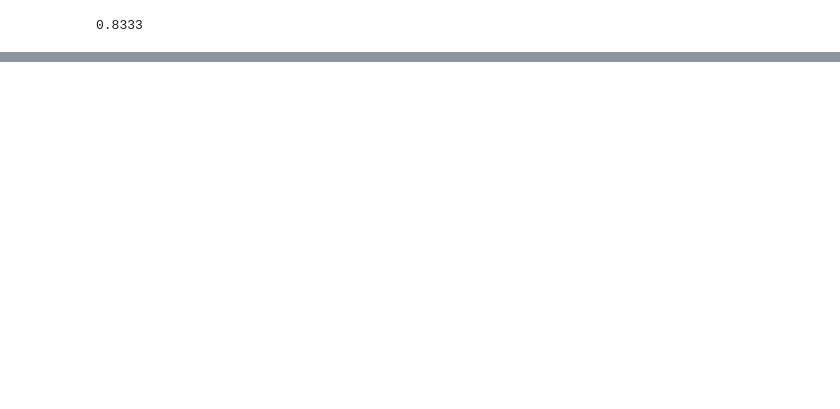
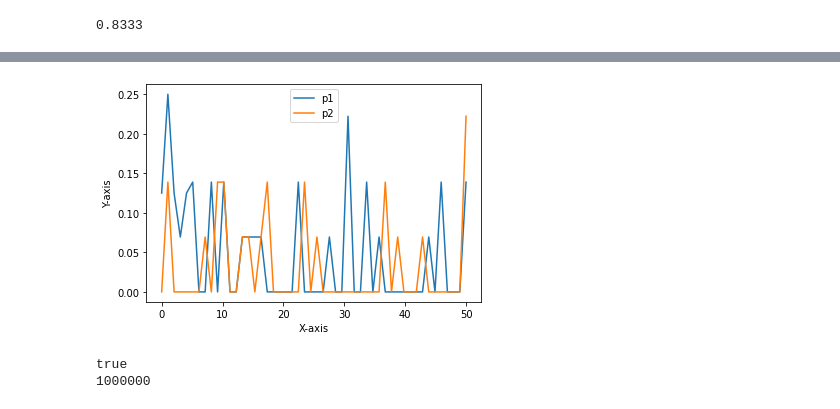
Before and after one commit to nicklasbusk/Bachelorprojekt, a Jupyter notebook: main.ipynb, the cells around one changed output, grey strips where cells are left out. Saved outputs shown, nothing was run; the diff lists cells and outputs as text; code cells hidden in the pictures; blank space fills up the shorter version.

```diff
--- a/main.ipynb
+++ b/main.ipynb
@@ -72,7 +54,8 @@ def profit(p1t, p2t):
     returns:
         profit for agent
     """
-    return p_table[p1t] * demand(p_table[p1t], p_table[p2t])
+    res=p_table[p1t] * demand(p_table[p1t], p_table[p2t])
+    return res
 # %%
 np.random.choice(len(p_table))
 # %% [output]
@@ -80,5 +63,5 @@ np.random.choice(len(p_table))
 # %%
-def select_price_greedy(Q, current_s, p, epsilon):
+def select_price_greedy(Q, current_s, p, it):
     """Epsilon-greedy action selection.
     args:
         Q: Q-function
@@ -90,12 +73,14 @@ def select_price_greedy(Q, current_s, p, epsilon):
         the index of selected action
     """
     u = random.uniform(0,1)
-    if u < epsilon:
+    #print("u: ", u)
+    #print("epsilon: ", it)
+    if u < it:
         #return np.random.choice(p)
         random_index = np.random.choice(len(p_table))
         return random_index
     else:
-        print(Q)
+        #print(Q)
         max_idx = np.argmax(Q[np.where(p == current_s)[0][0], :])
         #max_idx = np.argmax(Q[current_s, :])
         return max_idx
@@ -111,10 +96,12 @@ def Q_func(p_it, s_t, q_table,iteration):
     returns:
         updated Q-table
     """
+    #print("p_it: ", p_it)
+    #print("s_t:", s_t)
     prev_est = q_table[p_it,s_t]
     s_t1 = select_price_greedy(q_table, p_table[s_t], p_table, epsilon[iteration])
-    print(s_t1)
-    new_est = profit(p_it, s_t) + delta * profit(p_it, s_t1) + delta**2 * np.argmax(q_table[p_it, s_t1])
+    #print("st1=",s_t1)
+    new_est = profit(p_it, s_t) + delta * profit(p_it, s_t1) + delta**2 * np.argmax(q_table[:,s_t1])
     q_table[p_it,s_t] = (1 - alpha) * prev_est + alpha * new_est
-    return q_table
+    return profit(s_t1,s_t)
 # %%
@@ -203,0 +153,6 @@ IndexError: index 0 is out of bounds for axis 0 with size 0
+# %%
+r1,r2,p1,p2=simulation(2)
+print(r1[0])
+print(r2[0])
+print(r1[1])
+print(r2[1])
@@ -203,0 +187,17 @@ IndexError: index 0 is out of bounds for axis 0 with size 0
+# %%
+plt.plot(np.linspace(0,50,50),p1[99950:100000],label='p1')
+plt.plot(np.linspace(0,50,50),p2[99950:100000],label='p2')
+plt.xlabel('X-axis')
+plt.ylabel('Y-axis')
+plt.legend()
+
+# Show the plot
+plt.show()
+if r1[0].all() == r2[0].all():
+    print("true")
+else: print("false")
+print(len(p1))
+# %% [output]
+[figure, added]
+true
+1000000
```
Also changed, not shown: parts of 20 cells of this notebook, 1 other file.
